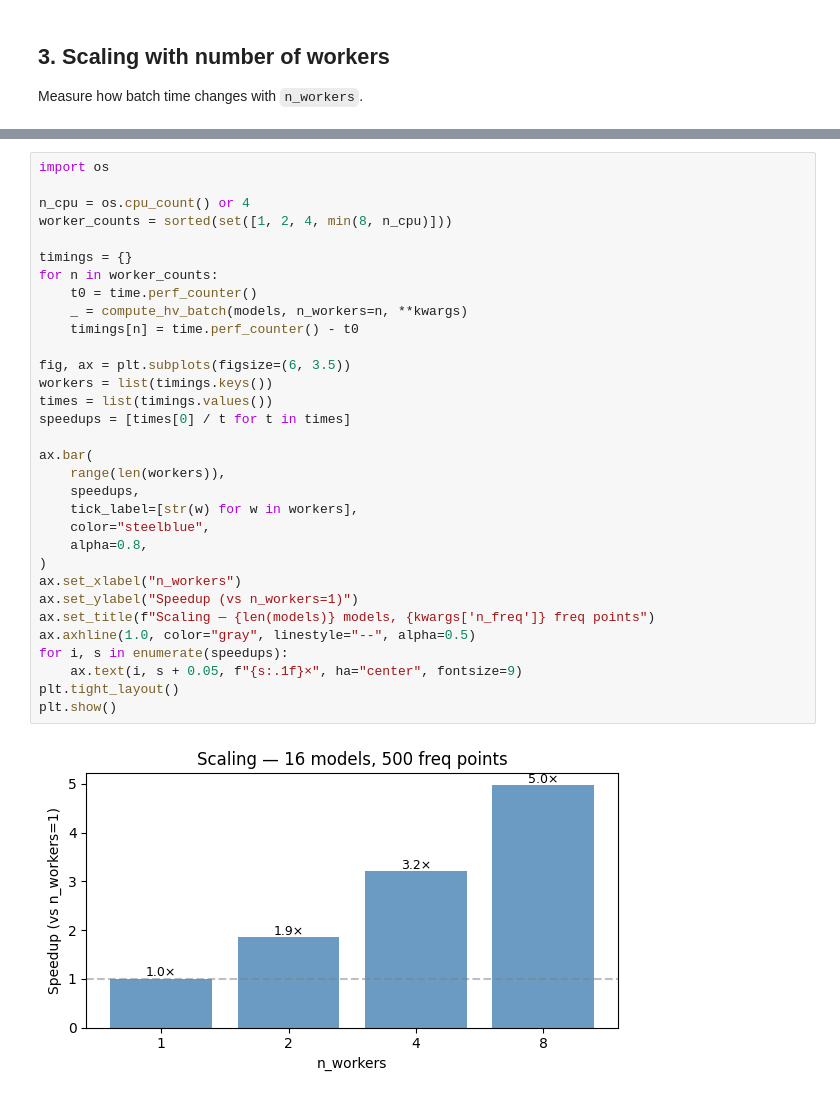
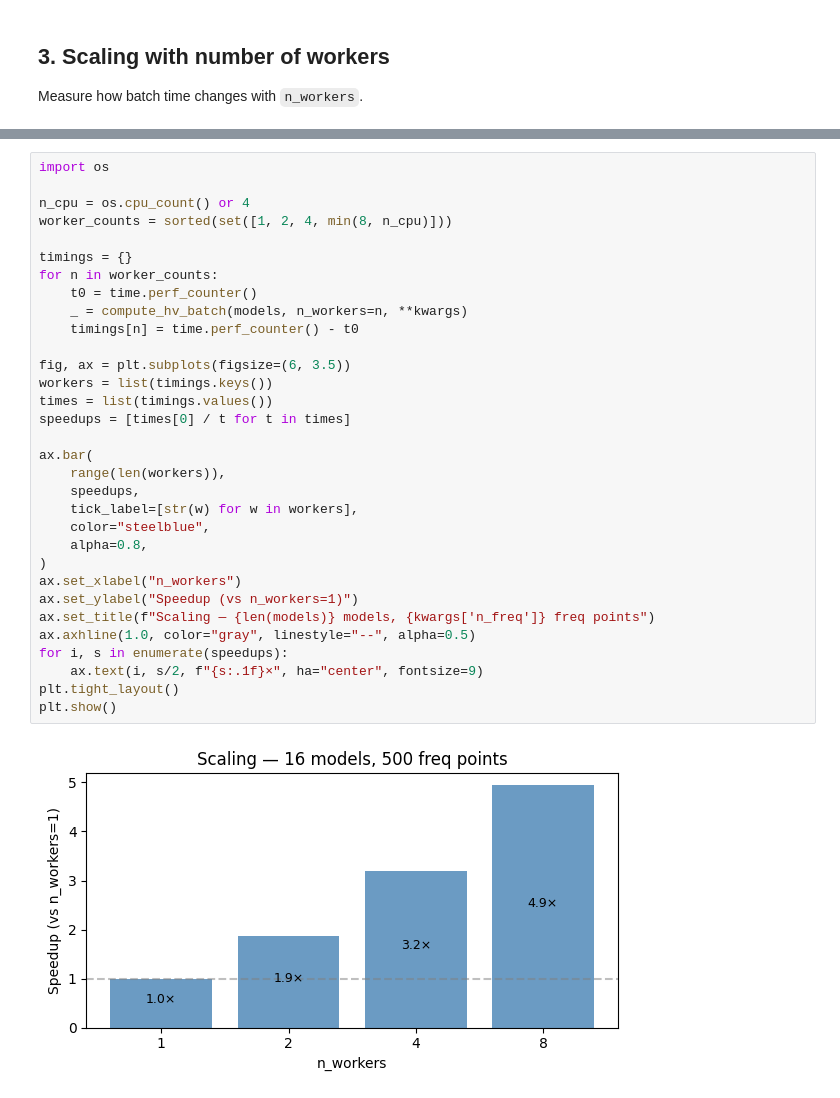
Before and after one commit to dominik-strutz/pyhvdfa, a Jupyter notebook: examples/04_batch_parallel.ipynb, the cells around one changed output, grey strips where cells are left out. Cells and saved outputs as stored; diff of their text form.

```diff
--- a/examples/04_batch_parallel.ipynb
+++ b/examples/04_batch_parallel.ipynb
@@ -192,32 +206,32 @@ import os
 
 n_cpu = os.cpu_count() or 4
 worker_counts = sorted(set([1, 2, 4, min(8, n_cpu)]))
 
 timings = {}
 for n in worker_counts:
     t0 = time.perf_counter()
     _ = compute_hv_batch(models, n_workers=n, **kwargs)
     timings[n] = time.perf_counter() - t0
 
 fig, ax = plt.subplots(figsize=(6, 3.5))
 workers = list(timings.keys())
 times = list(timings.values())
 speedups = [times[0] / t for t in times]
 
 ax.bar(
     range(len(workers)),
     speedups,
     tick_label=[str(w) for w in workers],
     color="steelblue",
     alpha=0.8,
 )
 ax.set_xlabel("n_workers")
 ax.set_ylabel("Speedup (vs n_workers=1)")
 ax.set_title(f"Scaling — {len(models)} models, {kwargs['n_freq']} freq points")
 ax.axhline(1.0, color="gray", linestyle="--", alpha=0.5)
 for i, s in enumerate(speedups):
-    ax.text(i, s + 0.05, f"{s:.1f}×", ha="center", fontsize=9)
+    ax.text(i, s/2, f"{s:.1f}×", ha="center", fontsize=9)
 plt.tight_layout()
 plt.show()
 # %% [output]
-[figure, old version]
+[figure, new version]
```
Also changed, not shown: parts of 2 cells of this notebook, 9 other files.
